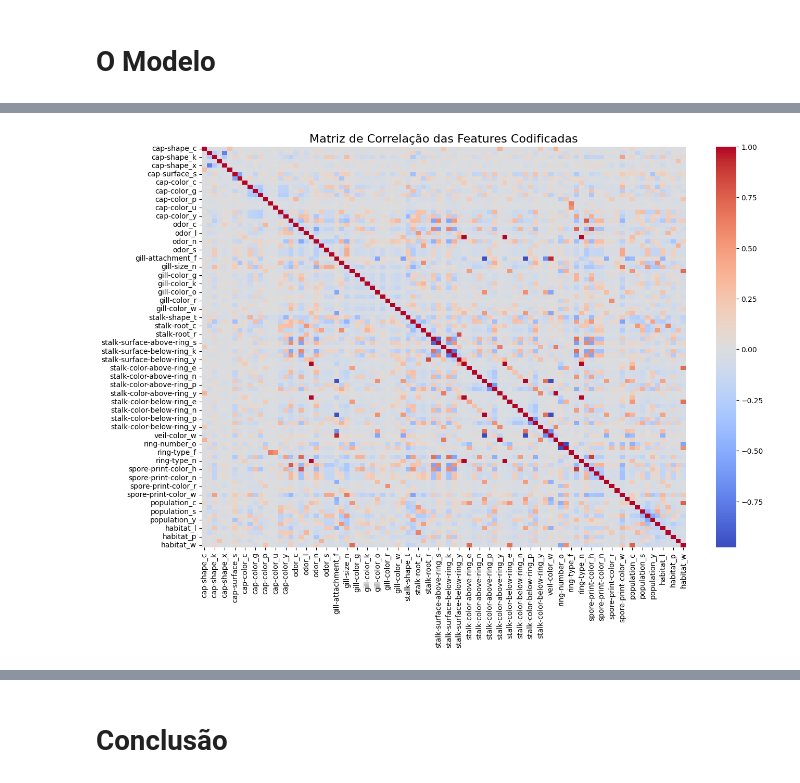
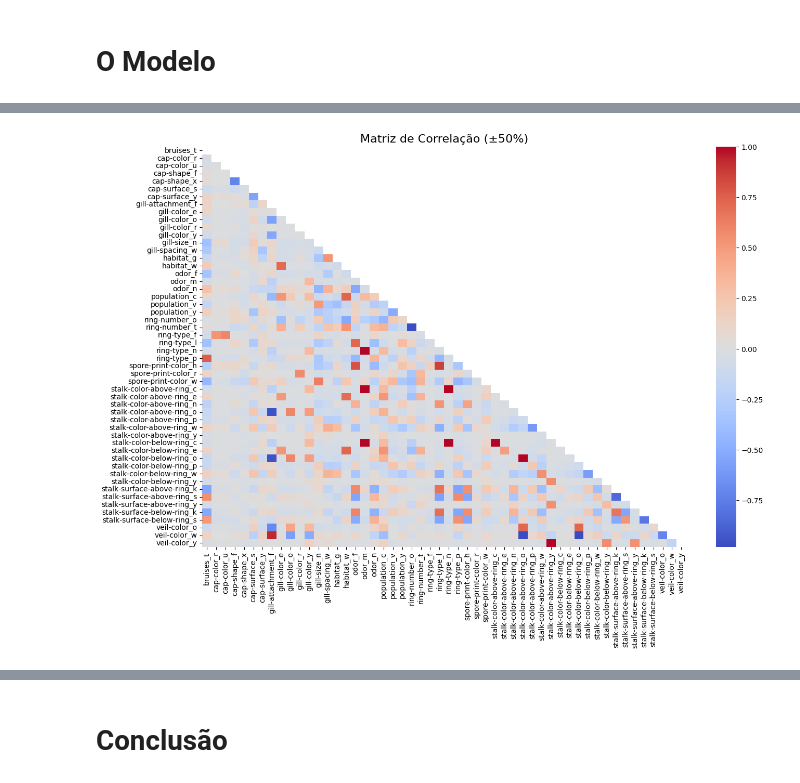
Before and after one commit to Igor999dev/mushroom, a Jupyter notebook: MVP_Cogumelo.ipynb, the cells around one changed output, grey strips where cells are left out. Saved outputs shown, nothing was run; the diff lists cells and outputs as text; code cells hidden in the pictures.

```diff
--- a/MVP_Cogumelo.ipynb
+++ b/MVP_Cogumelo.ipynb
@@ -176,0 +223,4 @@ Name: count, dtype: int64
+# %%
+# Exclusão de colunas
+df = df.drop(columns=['veil-type', 'stalk-root'])
+df.info()
@@ -203,17 +325,44 @@ kfold = KFold(n_splits=num_particoes, shuffle=True, random_state=7) # faz o part
 # %%
 # Converter o resultado do OneHotEncoder em DataFrame
 X_train_df = pd.DataFrame(X_train, columns=encoder.get_feature_names_out())
 X_test_df = pd.DataFrame(X_test, columns=encoder.get_feature_names_out())
 
 # Calcular a matriz de correlação
 correlation_matrix = X_train_df.corr()
 
-# Criar o heatmap
+# Define o threshold
+threshold = 0.5
+
+# Identificar features com correlação acima do threshold
+highly_correlated_features = set()
+for i in range(len(correlation_matrix.columns)):
+    for j in range(i + 1, len(correlation_matrix.columns)):
+        if abs(correlation_matrix.iloc[i, j]) >= threshold:
+            colname_i = correlation_matrix.columns[i]
+            colname_j = correlation_matrix.columns[j]
+            highly_correlated_features.add(colname_i)
+            highly_correlated_features.add(colname_j)
+
+# Converter para lista e alinhar a ordem
+relevant_features = list(highly_correlated_features)
+relevant_features.sort()  # Garante consistência na ordem
+
+# Filtrar a matriz de correlação
+filtered_corr_matrix = correlation_matrix.loc[relevant_features, relevant_features]
+
+# Criar a máscara para ocultar o triângulo superior
+mask = np.triu(np.ones_like(filtered_corr_matrix, dtype=bool))
+
+# Criar o heatmap filtrado
 plt.figure(figsize=(15, 10))  # Ajustar o tamanho do gráfico
-sns.heatmap(correlation_matrix, annot=False, cmap='coolwarm', cbar=True)
-plt.title("Matriz de Correlação das Features Codificadas", fontsize=16)
+sns.heatmap(
+    filtered_corr_matrix,  # Matriz filtrada
+    mask=mask,  # Aplicar a máscara
+    cmap='coolwarm',
+    cbar=True,
+    fmt=".2f"
+)
+plt.title("Matriz de Correlação (±50%)", fontsize=16)
 plt.show()
-# filtrar as mais relevantes + - 0,5
-# plotar em grupos
 # %% [output]
-[figure, old version]
+[figure, new version]
```
Also changed, not shown: parts of 40 cells of this notebook.
